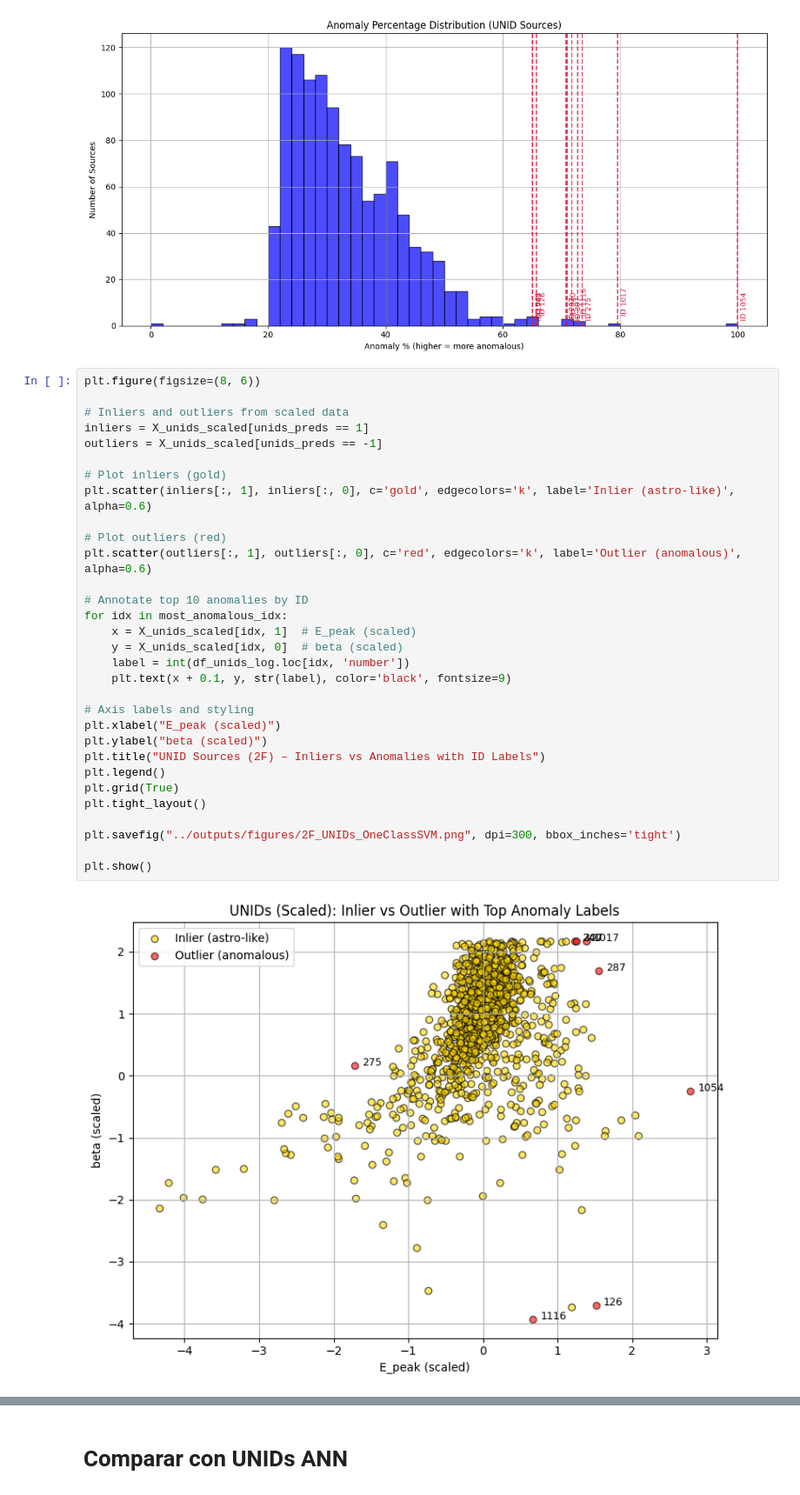
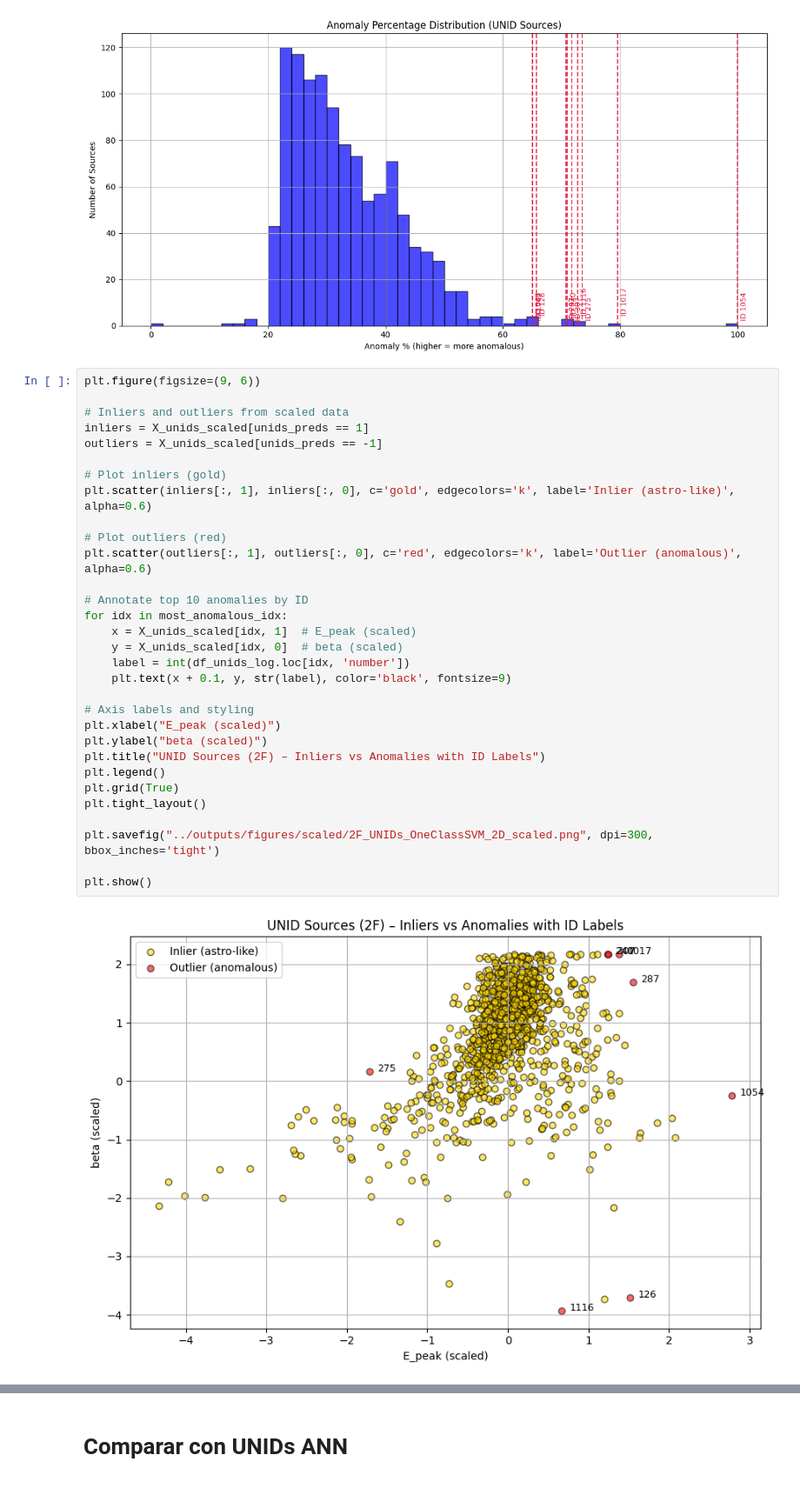
Before and after one commit to martacanirome4/DarkMatter_ML_TFG, a Jupyter notebook: notebooks/2F_OCSVM_astro_vs_unids.ipynb, the cells around one changed output, grey strips where cells are left out. Shown at 87% size. Drawn from its saved outputs; the diff is of its cells as text.

Commit message:
Fix scatter plots

```diff
--- a/notebooks/2F_OCSVM_astro_vs_unids.ipynb
+++ b/notebooks/2F_OCSVM_astro_vs_unids.ipynb
@@ -489,35 +489,35 @@ plt.show()
 # %% [output]
 [figure]
 # %%
-plt.figure(figsize=(8, 6))
+plt.figure(figsize=(9, 6))
 
 # Inliers and outliers from scaled data
 inliers = X_unids_scaled[unids_preds == 1]
 outliers = X_unids_scaled[unids_preds == -1]
 
 # Plot inliers (gold)
 plt.scatter(inliers[:, 1], inliers[:, 0], c='gold', edgecolors='k', label='Inlier (astro-like)', alpha=0.6)
 
 # Plot outliers (red)
 plt.scatter(outliers[:, 1], outliers[:, 0], c='red', edgecolors='k', label='Outlier (anomalous)', alpha=0.6)
 
 # Annotate top 10 anomalies by ID
 for idx in most_anomalous_idx:
     x = X_unids_scaled[idx, 1]  # E_peak (scaled)
     y = X_unids_scaled[idx, 0]  # beta (scaled)
     label = int(df_unids_log.loc[idx, 'number'])
     plt.text(x + 0.1, y, str(label), color='black', fontsize=9)
 
 # Axis labels and styling
 plt.xlabel("E_peak (scaled)")
 plt.ylabel("beta (scaled)")
 plt.title("UNID Sources (2F) – Inliers vs Anomalies with ID Labels")
 plt.legend()
 plt.grid(True)
 plt.tight_layout()
 
-plt.savefig("../outputs/figures/2F_UNIDs_OneClassSVM.png", dpi=300, bbox_inches='tight')
+plt.savefig("../outputs/figures/scaled/2F_UNIDs_OneClassSVM_2D_scaled.png", dpi=300, bbox_inches='tight')
 
 plt.show()
 # %% [output]
-[figure, old version]
+[figure, new version]
```
Also changed, not shown: parts of 1 cell of this notebook, 19 other files.
